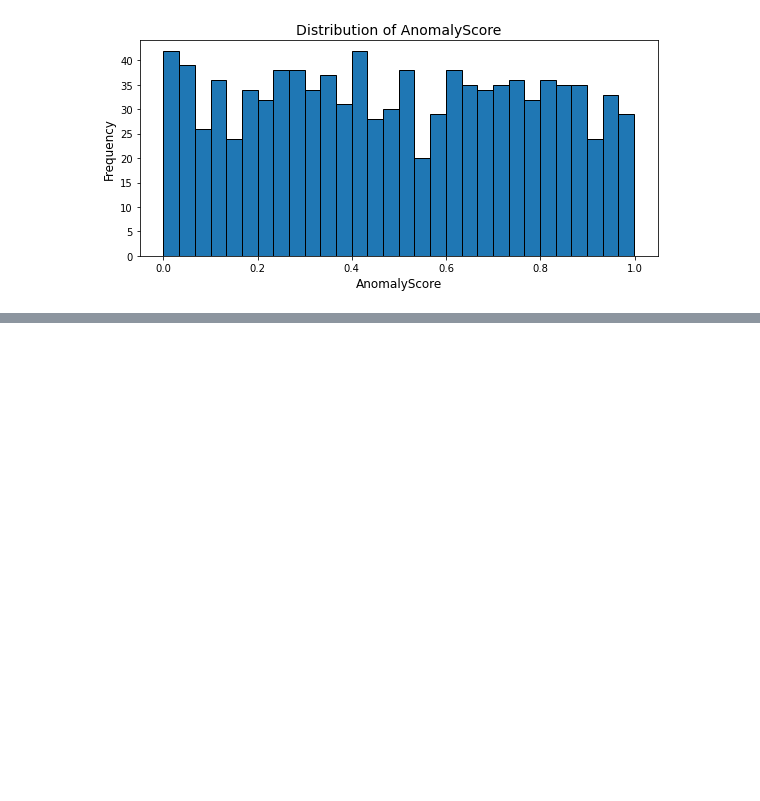
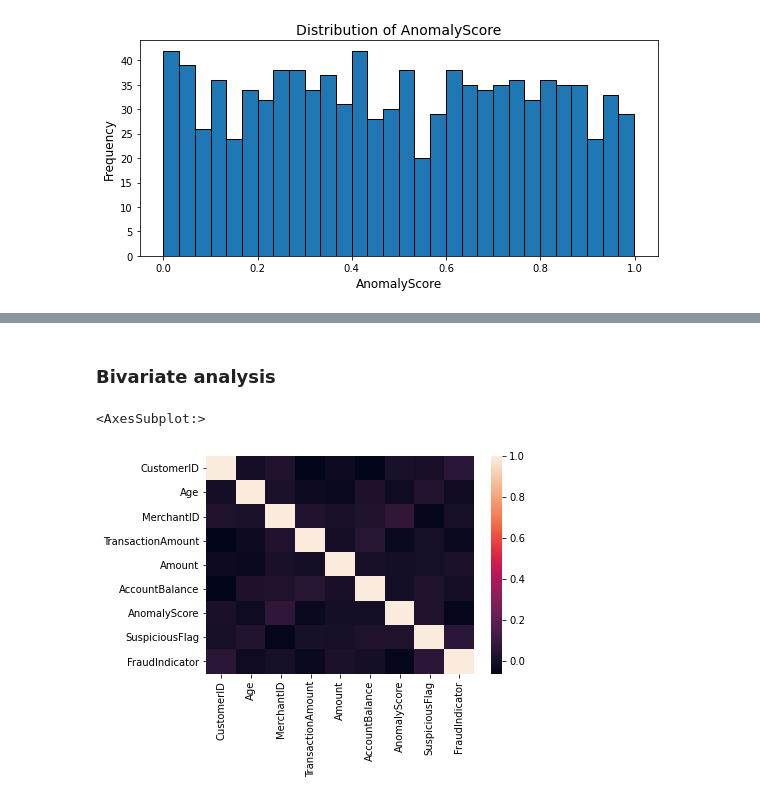
Before and after one commit to ochiengstephen254/fraud-detection, a Jupyter notebook: workbook.ipynb, the cells around one changed output, grey strips where cells are left out. Saved outputs shown, nothing was run; the diff lists cells and outputs as text; code cells hidden in the pictures; blank space fills up the shorter version.

```diff
--- a/workbook.ipynb
+++ b/workbook.ipynb
@@ -436,0 +416,10 @@ Name: LastLogin, Length: 1000, dtype: datetime64[ns]
+# %% [markdown]
+### Bivariate analysis
+# %%
+## Bivariate Analysis
+correlation=data.select_dtypes(exclude="object").corr()
+#plotting a heatmap for visualization
+sns.heatmap(correlation);
+# %% [output]
+<AxesSubplot:>
+[figure, added]
```
Also changed, not shown: parts of 21 cells of this notebook.
